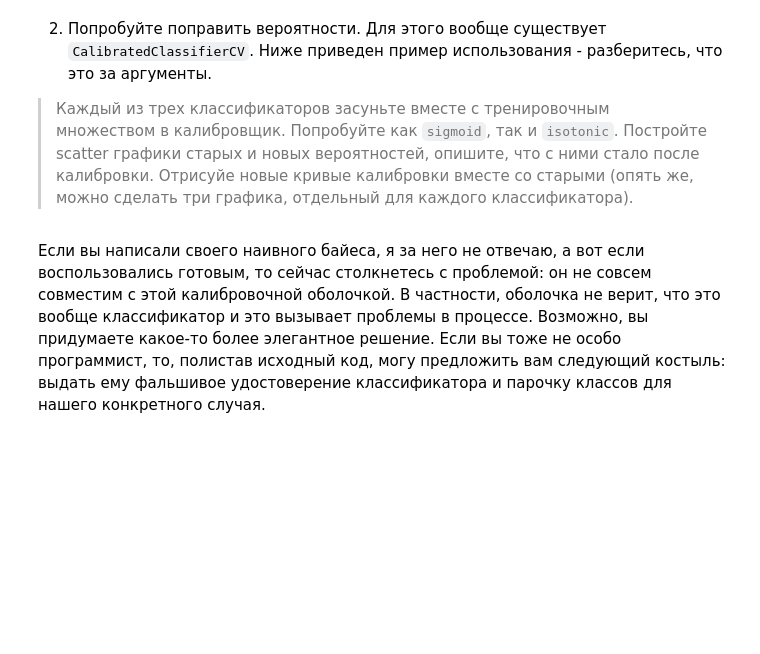
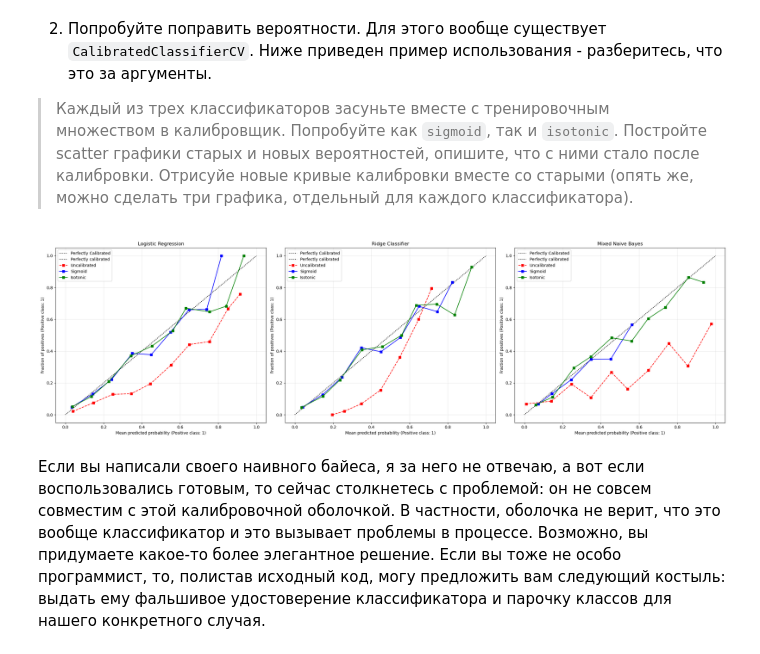
Before and after one commit to Amdronm/bsu-ml, a Jupyter notebook: lab3/LB3_template.ipynb, the cells around one changed output. Cells and saved outputs as stored; diff of their text form; code cells hidden in the pictures; blank space fills up the shorter version.

```diff
--- a/lab3/LB3_template.ipynb
+++ b/lab3/LB3_template.ipynb
@@ -662,6 +968,92 @@ grid = GridSearchCV(base_classifier, param_grid={...}, scoring=fb, cv=3)
 2. Попробуйте поправить вероятности. Для этого вообще существует `CalibratedClassifierCV`. Ниже приведен пример использования - разберитесь, что это за аргументы.
 
 > Каждый из трех классификаторов засуньте вместе с тренировочным множеством в калибровщик. Попробуйте как `sigmoid`, так и `isotonic`. Постройте scatter графики старых и новых вероятностей, опишите, что с ними стало после калибровки. Отрисуйе новые кривые калибровки вместе со старыми (опять же, можно сделать три графика, отдельный для каждого классификатора).
+# %%
+from sklearn.base import BaseEstimator, ClassifierMixin
+from sklearn.calibration import CalibratedClassifierCV, CalibrationDisplay
+from sklearn.linear_model import LogisticRegression, RidgeClassifier
+from mixed_naive_bayes import MixedNB
+
+
+class SklearnMixedNB(MixedNB, BaseEstimator, ClassifierMixin):
+    def fit(self, X, y):
+        if (
+            hasattr(self, "categorical_features")
+            and not isinstance(self.categorical_features, str)
+            and self.categorical_features is not None
+        ):
+            self.categorical_features = list(self.categorical_features)
+        super().fit(X, y)
+        if not hasattr(self, "classes_"):
+            self.classes_ = np.unique(y)
+        return self
+
+    def __sklearn_tags__(self):
+        tags = super().__sklearn_tags__()
+        tags.estimator_type = "classifier"
+        return tags
+
+
+models_config = [
+    (
+        LogisticRegression(class_weight="balanced", random_state=42, max_iter=1000),
+        "Logistic Regression",
+        X_train,
+        X_test,
+    ),
+    (
+        RidgeClassifier(class_weight="balanced", random_state=42),
+        "Ridge Classifier",
+        X_train,
+        X_test,
+    ),
+    (
+        SklearnMixedNB(categorical_features=categorical_indices),
+        "Mixed Naive Bayes",
+        X_train_mixed,
+        X_test_mixed,
+    ),
+]
+
+fig, axes = plt.subplots(nrows=1, ncols=3, figsize=(24, 7))
+
+for i, (base_model, name, X_tr, X_te) in enumerate(models_config):
+    ax = axes[i]
+
+    base_model.fit(X_tr, y_train)
+    if name == "Ridge Classifier":
+        old_probs = 1 / (1 + np.exp(-base_model.decision_function(X_te)))
+    else:
+        old_probs = base_model.predict_proba(X_te)[:, 1]
+
+    cal_sig = CalibratedClassifierCV(base_model, method="sigmoid", cv=3)
+    cal_sig.fit(X_tr, y_train)
+    new_probs_sig = cal_sig.predict_proba(X_te)[:, 1]
+
+    cal_iso = CalibratedClassifierCV(base_model, method="isotonic", cv=3)
+    cal_iso.fit(X_tr, y_train)
+    new_probs_iso = cal_iso.predict_proba(X_te)[:, 1]
+
+    ax.plot([0, 1], [0, 1], "k:", label="Perfectly Calibrated")
+
+    CalibrationDisplay.from_predictions(
+        y_test, old_probs, n_bins=10, ax=ax, name="Uncalibrated", color="red", linestyle="--"
+    )
+    CalibrationDisplay.from_predictions(
+        y_test, new_probs_sig, n_bins=10, ax=ax, name="Sigmoid", color="blue"
+    )
+    CalibrationDisplay.from_predictions(
+        y_test, new_probs_iso, n_bins=10, ax=ax, name="Isotonic", color="green"
+    )
+
+    ax.set_title(f"{name}")
+    ax.grid(True, alpha=0.3)
+    ax.legend()
+
+plt.tight_layout()
+plt.show()
+# %% [output]
+[figure, added]
 # %%
 base_lr = LogisticRegression(...)# тут внутрь можно прописать ваши параметры, которые вы хотите зафиксировать
 sigmoid_lr = CalibratedClassifierCV(base_lr, cv=4, method='sigmoid', ensemble=False)
```
Also changed, not shown: parts of 11 cells of this notebook, 1 other file.
